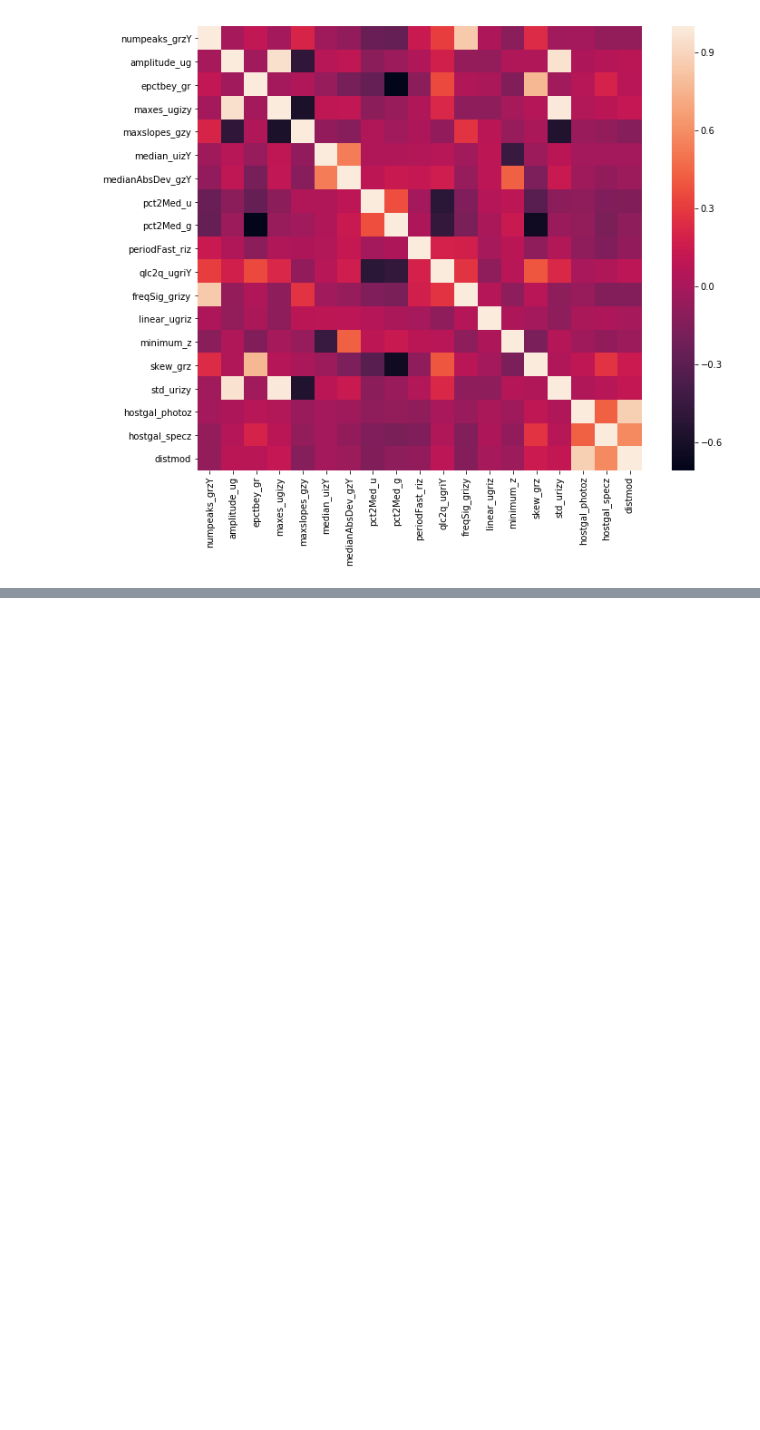
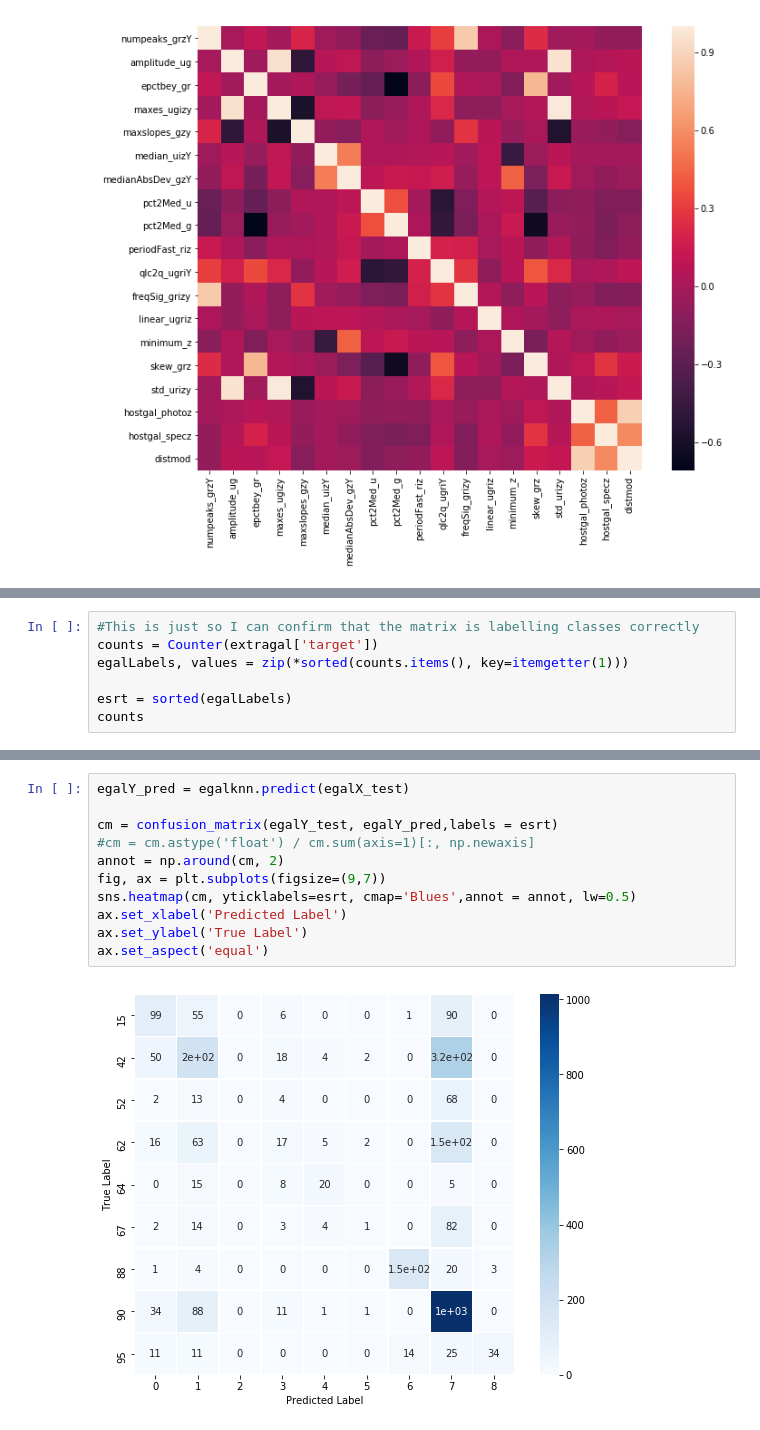
Before and after one commit to conditg/Space, a Jupyter notebook: 2classKNN_WorkingFile.ipynb, the cells around one changed output, grey strips where cells are left out. Drawn from its saved outputs; the diff is of its cells as text; blank space fills up the shorter version.

```diff
--- a/2classKNN_WorkingFile.ipynb
+++ b/2classKNN_WorkingFile.ipynb
@@ -1524,0 +1560,7 @@ egalknn.score(egalX_test, egalY_test)
+# %%
+#This is just so I can confirm that the matrix is labelling classes correctly
+counts = Counter(extragal['target'])
+egalLabels, values = zip(*sorted(counts.items(), key=itemgetter(1)))
+
+esrt = sorted(egalLabels)
+counts
@@ -1524,0 +1577,13 @@ egalknn.score(egalX_test, egalY_test)
+# %%
+egalY_pred = egalknn.predict(egalX_test)
+
+cm = confusion_matrix(egalY_test, egalY_pred,labels = esrt)
+#cm = cm.astype('float') / cm.sum(axis=1)[:, np.newaxis]
+annot = np.around(cm, 2)
+fig, ax = plt.subplots(figsize=(9,7))
+sns.heatmap(cm, yticklabels=esrt, cmap='Blues',annot = annot, lw=0.5)
+ax.set_xlabel('Predicted Label')
+ax.set_ylabel('True Label')
+ax.set_aspect('equal')
+# %% [output]
+[figure, added]
```
Also changed, not shown: parts of 10 cells of this notebook.
